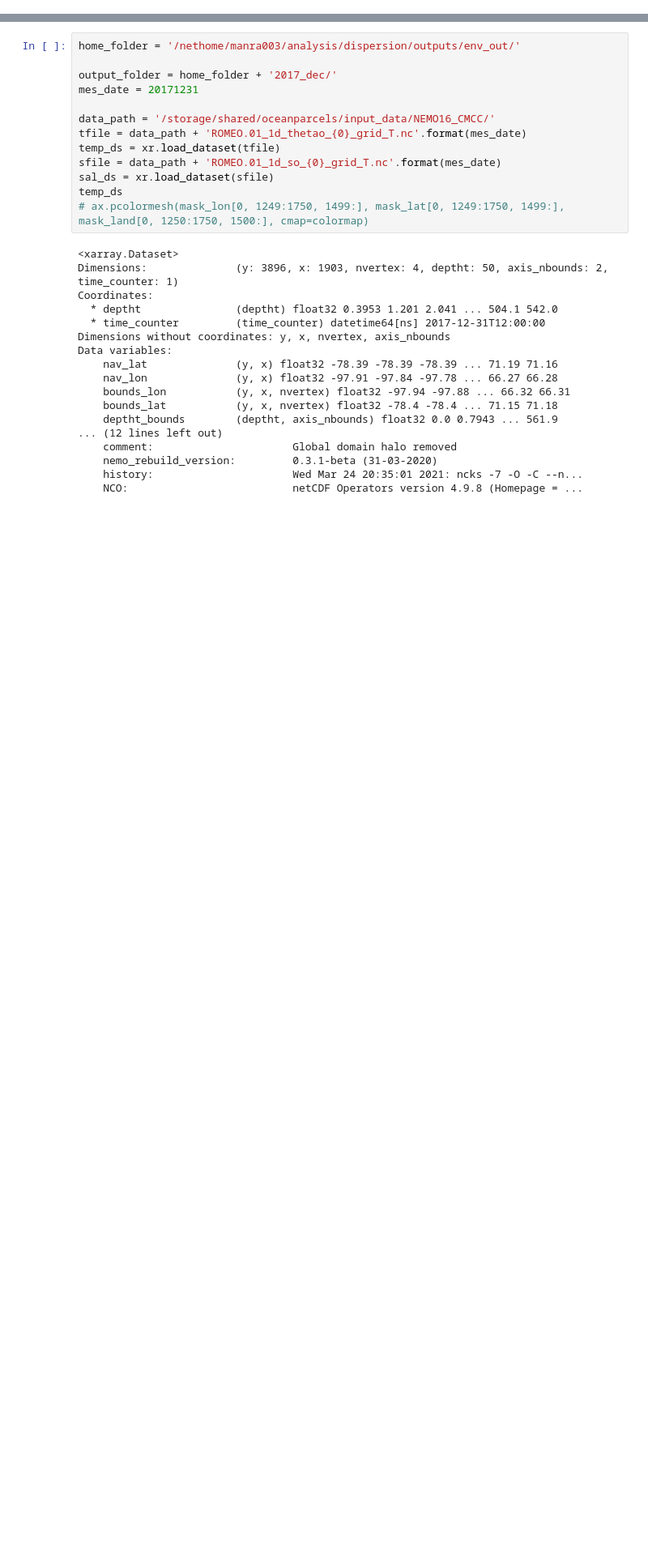
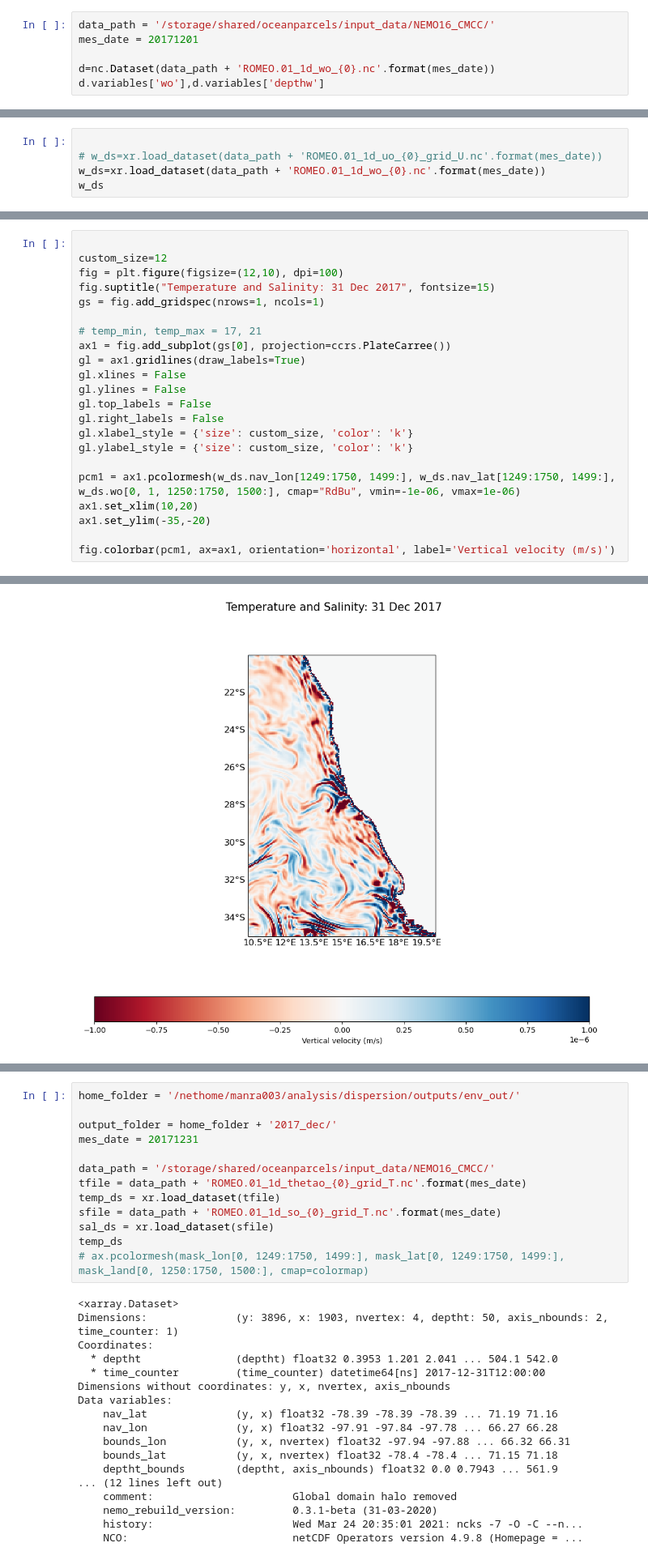
Before and after one commit to OceanParcels/atlanteco_plankton_plastic_nutrients_dispersion, a Jupyter notebook: src/processing/Env_fields_plot.ipynb, the cells around one changed output, grey strips where cells are left out. Shown: that part at 81% size. Drawn from its saved outputs; the diff is of its cells as text; blank space fills up the shorter version.

```diff
--- a/src/visualizations/Env_fields_plot.ipynb
+++ b/src/processing/Env_fields_plot.ipynb
@@ -8,0 +10,6 @@ import cmocean
+# %%
+data_path = '/storage/shared/oceanparcels/input_data/NEMO16_CMCC/'
+mes_date = 20171201
+
+d=nc.Dataset(data_path + 'ROMEO.01_1d_wo_{0}.nc'.format(mes_date))
+d.variables['wo'],d.variables['depthw']
@@ -8,0 +34,5 @@ import cmocean
+# %%
+
+# w_ds=xr.load_dataset(data_path + 'ROMEO.01_1d_uo_{0}_grid_U.nc'.format(mes_date))
+w_ds=xr.load_dataset(data_path + 'ROMEO.01_1d_wo_{0}.nc'.format(mes_date))
+w_ds
@@ -8,0 +84,23 @@ import cmocean
+# %%
+
+custom_size=12
+fig = plt.figure(figsize=(12,10), dpi=100)
+fig.suptitle("Temperature and Salinity: 31 Dec 2017", fontsize=15)
+gs = fig.add_gridspec(nrows=1, ncols=1)
+
+# temp_min, temp_max = 17, 21
+ax1 = fig.add_subplot(gs[0], projection=ccrs.PlateCarree())
+gl = ax1.gridlines(draw_labels=True)
+gl.xlines = False
+gl.ylines = False
+gl.top_labels = False
+gl.right_labels = False
+gl.xlabel_style = {'size': custom_size, 'color': 'k'}
+gl.ylabel_style = {'size': custom_size, 'color': 'k'}
+
+pcm1 = ax1.pcolormesh(w_ds.nav_lon[1249:1750, 1499:], w_ds.nav_lat[1249:1750, 1499:], w_ds.wo[0, 1, 1250:1750, 1500:], cmap="RdBu", vmin=-1e-06, vmax=1e-06)
+ax1.set_xlim(10,20)
+ax1.set_ylim(-35,-20)
+
+fig.colorbar(pcm1, ax=ax1, orientation='horizontal', label='Vertical velocity (m/s)')
+# %% [output]
@@ -8,0 +108 @@ import cmocean
+[figure, added]
```
Also changed, not shown: parts of 8 cells of this notebook.
